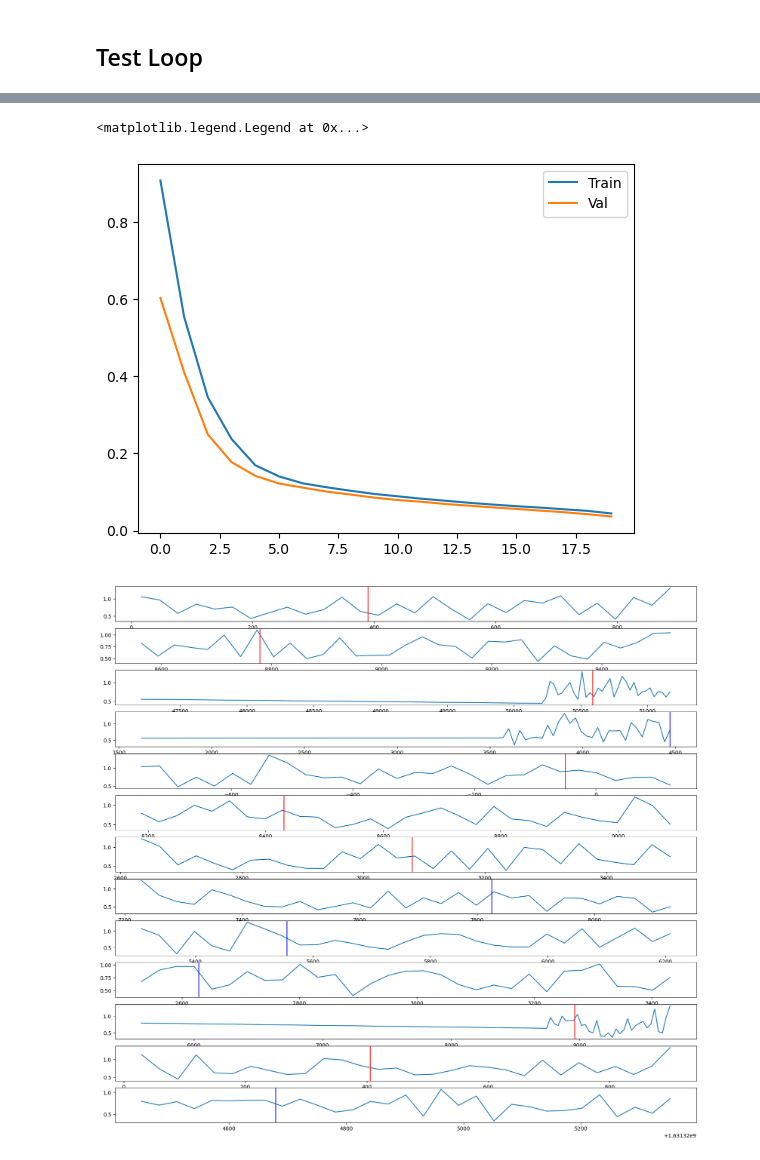
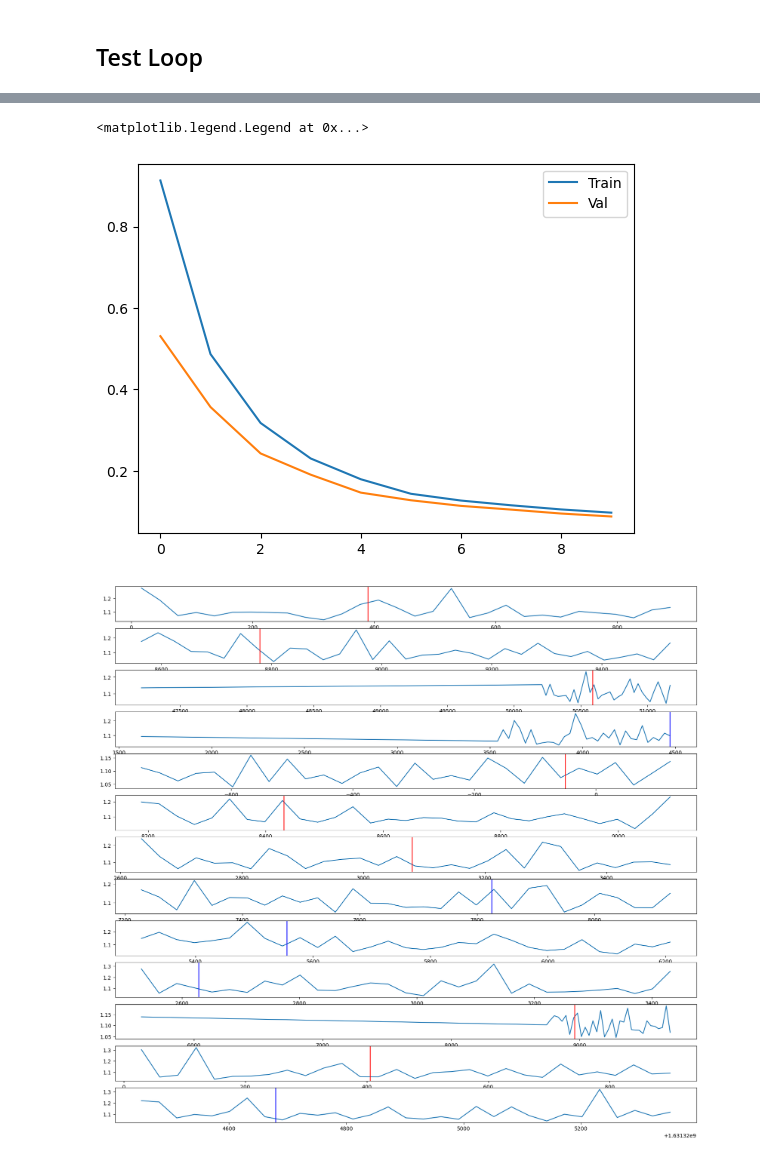
Before and after one commit to YC0806/2023-Yuchen, a Jupyter notebook: TGAE_NNConv.ipynb, the cells around one changed output, grey strips where cells are left out. Cells and saved outputs as stored; diff of their text form; code cells hidden in the pictures.

```diff
--- a/TGAE_NNConv.ipynb
+++ b/TGAE_NNConv.ipynb
@@ -338,14 +338,14 @@ class MultiNNConv(torch.nn.Module):
     ):
         super().__init__()
 
-        def _create_edge_net(edge_out_channels):
+        def _create_edge_net(out_channels):
             edge_net = Seq()
             pre_size = edge_channels
             for size in edge_layers:
                 edge_net.append(Lin(pre_size,size))
                 edge_net.append(ReLU())
                 pre_size = size
-            edge_net.append(Lin(pre_size,edge_out_channels))
+            edge_net.append(Lin(pre_size,out_channels))
             return edge_net
 
         self.convs = nn.ModuleList()
@@ -353,27 +353,25 @@ class MultiNNConv(torch.nn.Module):
             edge_net = _create_edge_net(channels*channels)
             self.convs.append(NNConv(channels, channels, edge_net, aggr='mean'))
 
-        self.lins = nn.ModuleList()
-        for _ in range(conv_num):
-            pre_size = channels
-            lin_net = Seq()
-            for size in lin_layers:
-                lin_net.append(Lin(pre_size,size))
-                lin_net.append(ReLU())
-                pre_size = size
-            lin_net.append(Lin(pre_size,channels))
-            self.lins.append(lin_net)
+
+        pre_size = channels
+        self.lin = Seq()
+        for size in lin_layers:
+            self.lin.append(Lin(pre_size,size))
+            self.lin.append(ReLU())
+            pre_size = size
+        self.lin.append(Lin(pre_size,channels))
+
 
     def forward(self, x, edge_index, edge_attr):
         out = x
-        for conv, lin in zip(self.convs, self.lins):
+        for conv in self.convs:
             out = conv(
                 x=out,
                 edge_index=edge_index,
                 edge_attr=edge_attr,
             )
-            out = lin(out)
-        return out
+        return self.lin(out)
 # %% [markdown]
 # Graph GRU Unit
 # %%
@@ -509,12 +507,16 @@ def select_hidden(hidden, index):
     h = hidden.index_select(dim=0, index=index) #INDEX SELECT
     return h
 
-def update_hidden(num_node, out_channels, h, index):
+# def update_hidden(num_node, out_channels, h, index):
     # hidden_global[index] = h.detach() #REGULAR INDEXING
     # for key,value in mapping.items():
     #     hidden_global[value] = h[key]
-    hidden = torch.zeros([num_node,out_channels], dtype=torch.float).to(device)
-    hidden.index_add_(0, index, h)
+#     hidden = torch.zeros([num_node,out_channels], dtype=torch.float).to(device)
+#     hidden.index_add_(0, index, h)
+#     return hidden
+
+def update_hidden(hidden, h, index):
+    hidden.index_copy_(0, index, h)
     return hidden
 
 class GraphGRULayer(torch.nn.Module):
@@ -571,7 +573,8 @@ class GraphGRULayer(torch.nn.Module):
 
             _hidden = select_hidden(hidden, _node_index)
             _new_hidden = self.gru(_X, _edge_index, _edge_attr, _hidden)
-            hidden = update_hidden(num_node, self.channels, _new_hidden, _node_index)
+#             hidden = update_hidden(num_node, self.channels, _new_hidden, _node_index)
+            hidden = update_hidden(hidden, _new_hidden, _node_index)
             outs.append(_new_hidden)
         if direction:
             H = torch.cat(outs)
@@ -765,7 +768,7 @@ model = TGAE(
     decide_layers=[16,16],
     gru_conv_num=2,
     gru_edge_layers=[32],
-    gru_lin_layers=[]
+    gru_lin_layers=[32]
 )
 
 loss_f = torch.nn.MSELoss(reduction = 'none')
@@ -874,7 +877,7 @@ def train_function(num_epoch):
 history_train_list = []
 history_val_list = []
 # %%
-history_train, history_val = train_function(100)
+history_train, history_val = train_function(50)
 history_train_list += history_train
 history_val_list += history_val
 plt.plot(history_train_list[1::5],label="Train")
@@ -901,5 +904,5 @@ plt.legend()
 <matplotlib.legend.Legend at 0x...>
-[figure, old version]
+[figure, new version]
 # %%
 fig = plt.figure(figsize=(20,20))
 for i_signal,(signal,y) in enumerate(zip(signals_val,y_val)):
@@ -917,6 +920,6 @@ for i_signal,(signal,y) in enumerate(zip(signals_val,y_val)):
 # plt.show()
 plt.savefig(f'val_res_TGAE_NNConv_{GLOBAL_EPOCH}_{np.mean(history_train_list[-1]):.4f}_{np.mean(history_val_list[-1]):.4f}.png')
 # %% [output]
-[figure, old version]
+[figure, new version]
 # %%
 torch.save(model,f"TGAE_NNConv_{GLOBAL_EPOCH}_{np.mean(history_train_list[-1]):.4f}_{np.mean(history_val_list[-1]):.4f}.model")
```
Also changed, not shown: parts of 3 cells of this notebook.
